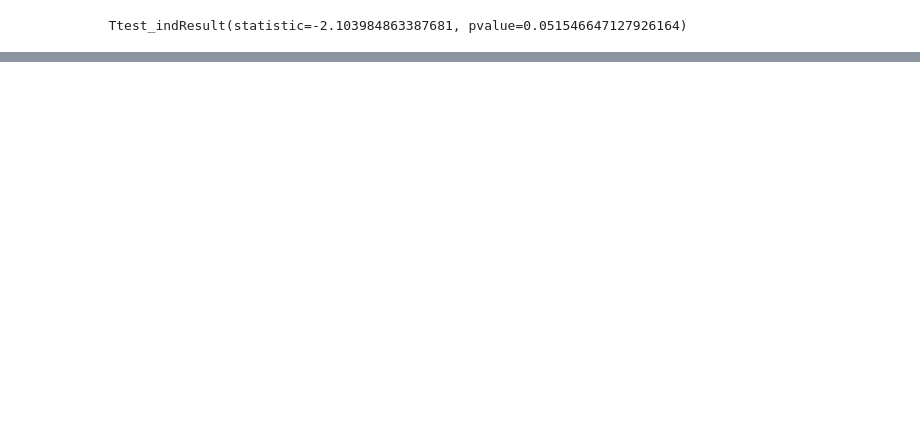
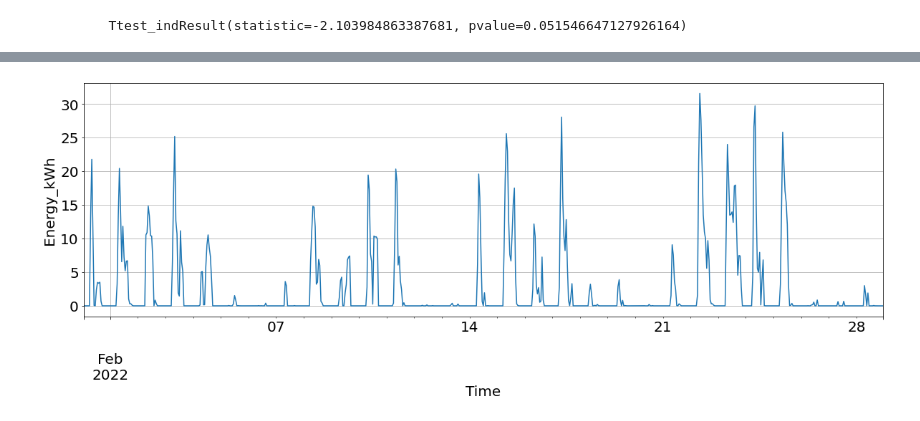
Before and after one commit to hancse/han_microgrid_lab, a Jupyter notebook: ChargingDemandPrediction/CovidImpactOnDemand.ipynb, the cells around one changed output, grey strips where cells are left out. Saved outputs shown, nothing was run; the diff lists cells and outputs as text; code cells hidden in the pictures; blank space fills up the shorter version.

```diff
--- a/ChargingDemandPrediction/CovidImpactOnDemand.ipynb
+++ b/ChargingDemandPrediction/CovidImpactOnDemand.ipynb
@@ -296 +301,12 @@ Fri2  and  Fri3 :
         FAIL
+# %%
+plt.rcParams.update({'font.size': 20})
+fig1 = all_data.loc[(all_data.index > '2022-01-31') & (all_data.index < '2022-03-01'),'Energy_kWh'].plot(figsize=(20,6),ylabel='Energy_kWh')
+#fig1.xaxis.set_major_locator(plt.dates.MonthLocator())
+
+plt.pyplot.grid()
+#plt.pylab.show()
+plt.pyplot.gcf()
+plt.pyplot.savefig('DemandFeb.png', bbox_inches="tight")
+# %% [output]
+[figure, added]
```
Also changed, not shown: parts of 13 cells of this notebook, 5 other files.
